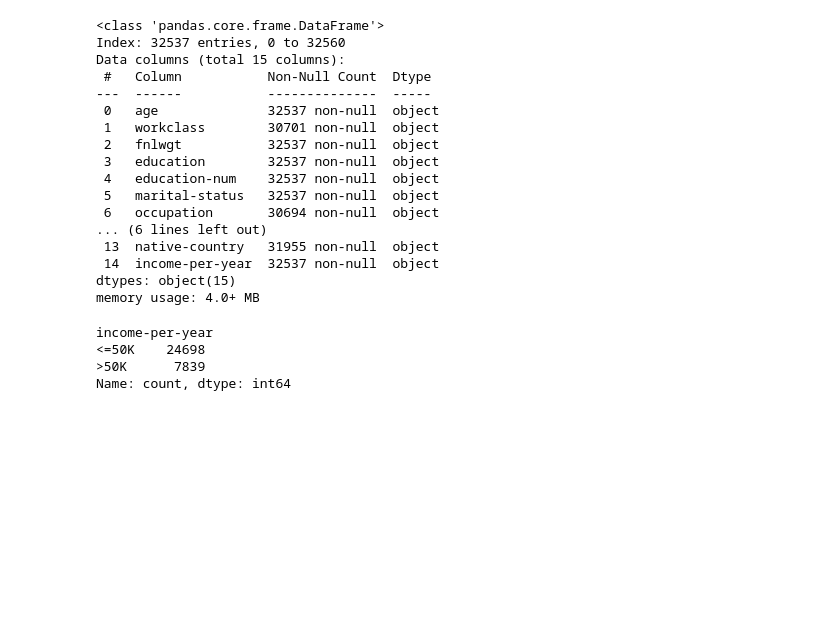
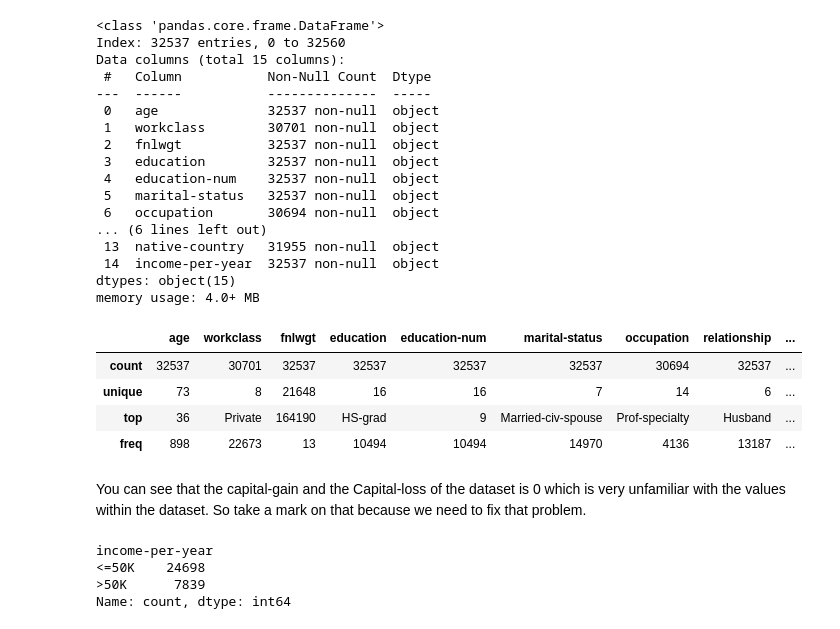
Before and after one commit to SandinMaheeshakya/ML-Income-Prediction-System, a Jupyter notebook: Pre-Processing Data.ipynb, the cells around one changed output. Cells and saved outputs as stored; diff of their text form; code cells hidden in the pictures; blank space fills up the shorter version.

Commit message:
started working on the 0 values handling

```diff
--- a/Pre-Processing Data.ipynb
+++ b/Pre-Processing Data.ipynb
@@ -241,6 +241,17 @@ Data columns (total 15 columns):
  14  income-per-year  32537 non-null  object
 dtypes: object(15)
 memory usage: 4.0+ MB
+# %%
+# Statistical Data
+adult_dataset.describe()
+# %% [output]
+|  | age | workclass | fnlwgt | education | education-num | marital-status | occupation | relationship | ... |
+| count | 32537 | 30701 | 32537 | 32537 | 32537 | 32537 | 30694 | 32537 | ... |
+| unique | 73 | 8 | 21648 | 16 | 16 | 7 | 14 | 6 | ... |
+| top | 36 | Private | 164190 | HS-grad | 9 | Married-civ-spouse | Prof-specialty | Husband | ... |
+| freq | 898 | 22673 | 13 | 10494 | 10494 | 14970 | 4136 | 13187 | ... |
+# %% [markdown]
+You can see that the capital-gain and the Capital-loss of the dataset is 0 which is very unfamiliar with the values within the dataset. So take a mark on that because we need to fix that problem.
 # %%
 # Value count between people who earn more than 50K and not
 print(adult_dataset['income-per-year'].value_counts())
```
Also changed, not shown: parts of 14 cells of this notebook.
